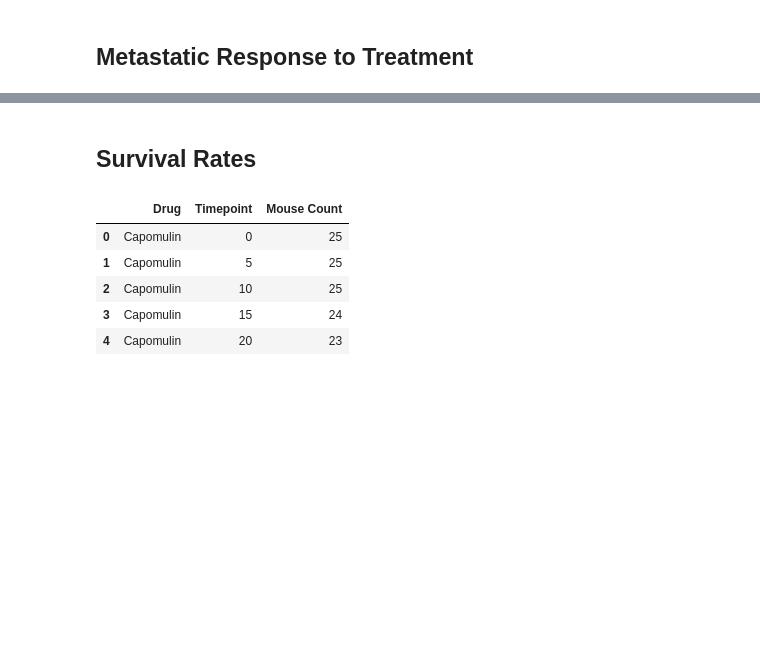
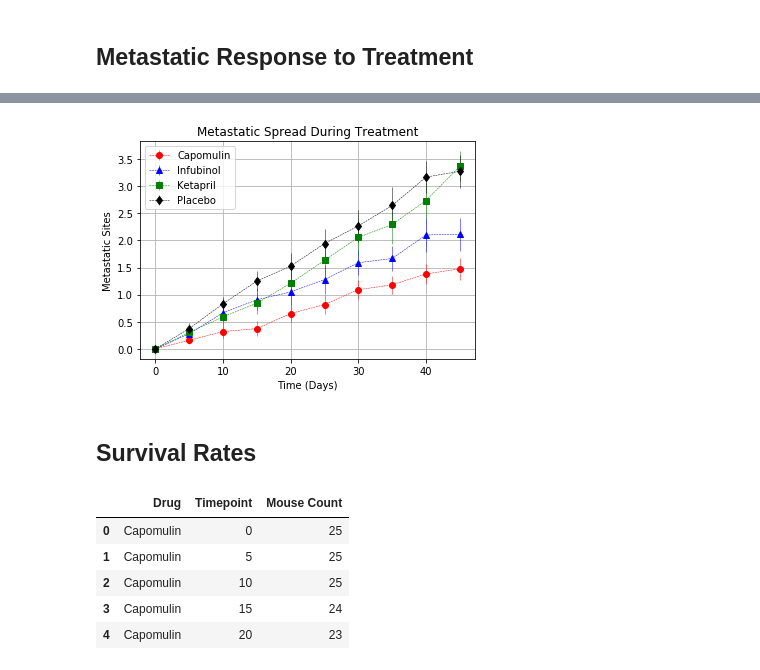
Before and after one commit to lorijta92/Matplotlib-Pharmaceuticals, a Jupyter notebook: pymaceuticals_WIP.ipynb, the cells around one changed output, grey strips where cells are left out. Saved outputs shown, nothing was run; the diff lists cells and outputs as text; code cells hidden in the pictures; blank space fills up the shorter version.

```diff
--- a/pymaceuticals_WIP.ipynb
+++ b/pymaceuticals_WIP.ipynb
@@ -151,4 +196,6 @@ stderr_met_df.head()
 # %%
 # Minor Data Munging to Re-Format the Data Frames
+mean_met_df_reformat = mean_met_df.pivot(index="Timepoint", columns="Drug")
 
 # Preview that Reformatting worked
+mean_met_df_reformat
@@ -173,3 +216,37 @@ stderr_met_df.head()
+# %%
+# Capomulin: y and y-error
+c_met = mean_met_df_reformat.iloc[:,0]
+c_met_y = stderr_met_df.iloc[0:10,2]
+
+# Infubinol: y and y-error
+i_met = mean_met_df_reformat.iloc[:,2]
+i_met_y = stderr_met_df.iloc[20:30,2]
+
+# Ketapril: y and y-error
+k_met = mean_met_df_reformat.iloc[:,3]
+k_met_y = stderr_met_df.iloc[30:40,2]
+
+
+# Placebo: y and y-error
+p_met = mean_met_df_reformat.iloc[:,5]
+p_met_y = stderr_met_df.iloc[50:60,2]
+
+
+# Plot
+plt.errorbar(timepoints, c_met, yerr=c_met_y, fmt='o', color='r', ecolor='r', label="Capomulin", linestyle='--', linewidth=0.5)
+plt.errorbar(timepoints, i_met, yerr=i_met_y, fmt='^', color='b', ecolor='b', label="Infubinol", linestyle='--', linewidth=0.5)
+plt.errorbar(timepoints, k_met, yerr=k_met_y, fmt='s', color='g', ecolor='g', label="Ketapril", linestyle='--', linewidth=0.5)
+plt.errorbar(timepoints, p_met, yerr=p_met_y, fmt='d', color='k', ecolor='k', label="Placebo", linestyle='--', linewidth=0.5)
+
+#Format
+plt.title("Metastatic Spread During Treatment")
+plt.xlabel("Time (Days)")
+plt.ylabel("Metastatic Sites")
+plt.legend()
+plt.grid()
+plt.show()
+# %% [output]
+[figure, added]
 # %% [markdown]
 ## Survival Rates
 # %%
```
Also changed, not shown: parts of 21 cells of this notebook.
